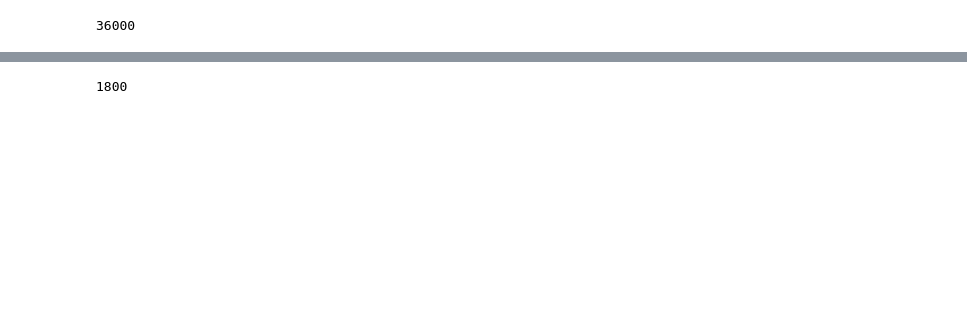
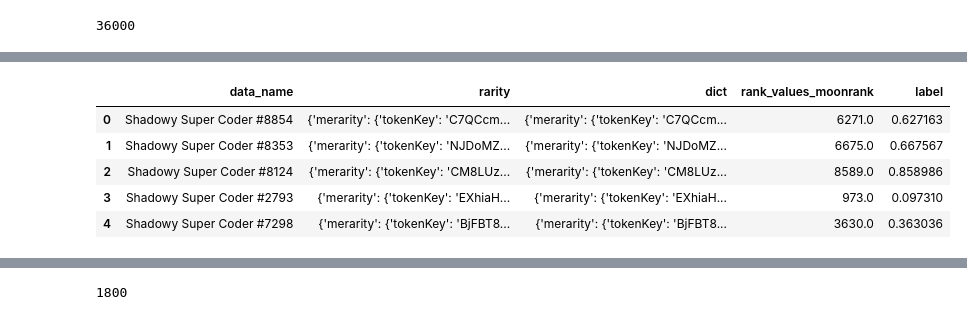
Before and after one commit to imemmul/GenerativeNFT, a Jupyter notebook: models/vit_rarity/old_dataset.ipynb, the cells around one changed output, grey strips where cells are left out. Cells and saved outputs as stored; diff of their text form; code cells hidden in the pictures; blank space fills up the shorter version.

```diff
--- a/models/vit_rarity/old_dataset.ipynb
+++ b/models/vit_rarity/old_dataset.ipynb
@@ -66,2 +60,0 @@ df
-# %%
-df.dropna(inplace=True, subset=['rank_values_merarity'])
@@ -86,0 +89,13 @@ Name: rank_values, Length: 36000, dtype: object
+# %%
+df['label'] = 0.0
+# %%
+for i in range(len(valid_slice)+1):
+    if i == 0:
+        max_val = df['rank_values_moonrank'][:valid_slice[i]].max()
+        df['label'][:valid_slice[i]] = df['rank_values_moonrank'][:valid_slice[i]] / max_val
+    elif i > 0 and i < len(valid_slice):
+        max_val = df['rank_values_moonrank'][valid_slice[i-1]:valid_slice[i]].max()
+        df['label'][valid_slice[i-1]:valid_slice[i]] = df['rank_values_moonrank'][valid_slice[i-1]:valid_slice[i]] / max_val
+    else:
+        max_val = df['rank_values_moonrank'][valid_slice[i-1]:].max()
+        df['label'][valid_slice[i-1]:] = df['rank_values_moonrank'][valid_slice[i-1]:] / max_val
@@ -108,4 +162,11 @@ for i in range(len(valid_slice)+1):
         # df['label'][valid_slice[i-1]:] = df['rank_values_merarity'][valid_slice[i-1]:] / max_rarity
         label_dist[col_names[i]] = df['label'][valid_slice[i-1]:].values
 # %%
-df.to_csv()
+df.head()
+# %% [output]
+|  | data_name | rarity | dict | rank_values_moonrank | label |
+| 0 | Shadowy Super Coder #8854 | {'merarity': {'tokenKey': 'C7QCcm... | {'merarity': {'tokenKey': 'C7QCcm... | 6271.0 | 0.627163 |
+| 1 | Shadowy Super Coder #8353 | {'merarity': {'tokenKey': 'NJDoMZ... | {'merarity': {'tokenKey': 'NJDoMZ... | 6675.0 | 0.667567 |
+| 2 | Shadowy Super Coder #8124 | {'merarity': {'tokenKey': 'CM8LUz... | {'merarity': {'tokenKey': 'CM8LUz... | 8589.0 | 0.858986 |
+| 3 | Shadowy Super Coder #2793 | {'merarity': {'tokenKey': 'EXhiaH... | {'merarity': {'tokenKey': 'EXhiaH... | 973.0 | 0.097310 |
+| 4 | Shadowy Super Coder #7298 | {'merarity': {'tokenKey': 'BjFBT8... | {'merarity': {'tokenKey': 'BjFBT8... | 3630.0 | 0.363036 |
```
Also changed, not shown: parts of 32 cells of this notebook, 8 other files.
